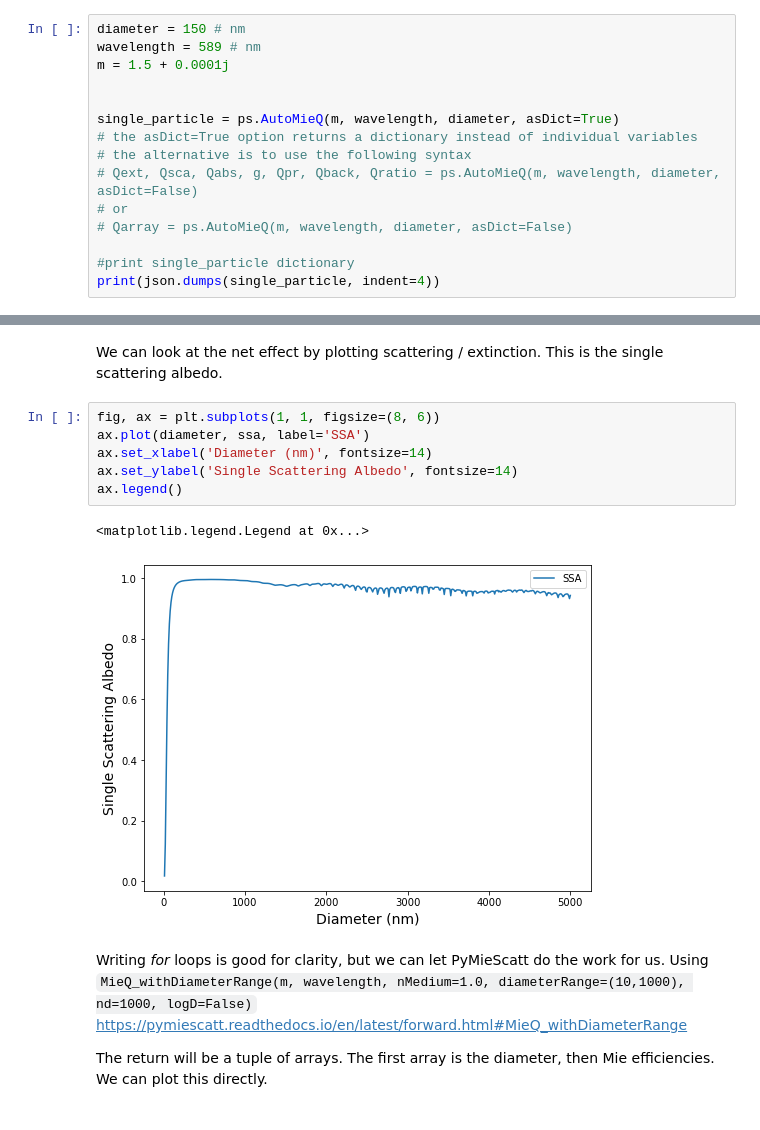
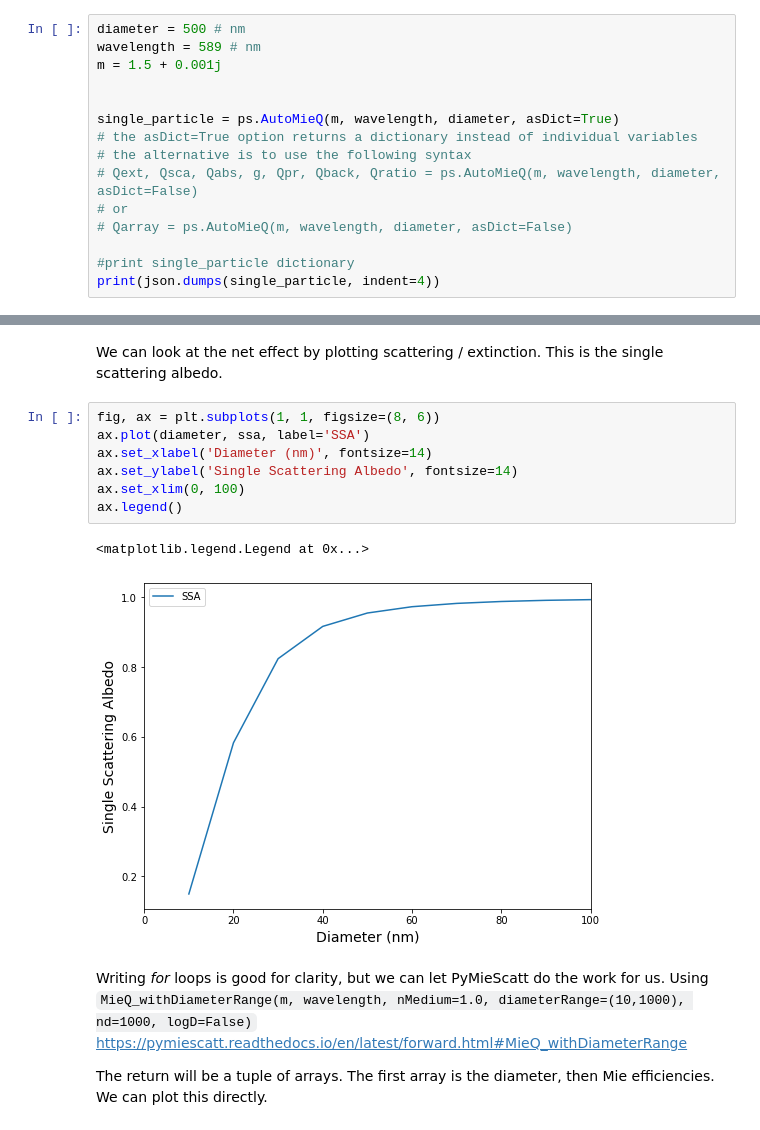
Before and after one commit to Gorkowski/Atmospheric_Science_Class, a Jupyter notebook: Classes/Part2/Lec9_Mie.ipynb, the cells around one changed output, grey strips where cells are left out. Drawn from its saved outputs; the diff is of its cells as text.

```diff
--- a/Classes/Part2/Lec9_Mie.ipynb
+++ b/Classes/Part2/Lec9_Mie.ipynb
@@ -31,9 +33,9 @@ We use `AutoMieQ` to simplify the calculation and transitions from a mie calcual
 
 The inputs that have an `= XX`, are optional. The default value is given.
 # %%
-diameter = 150 # nm
+diameter = 500 # nm
 wavelength = 589 # nm
-m = 1.5 + 0.0001j
+m = 1.5 + 0.001j
 
 
 single_particle = ps.AutoMieQ(m, wavelength, diameter, asDict=True)
@@ -119,12 +121,13 @@ We can look at the net effect by plotting scattering / extinction. This is the s
 # %%
 fig, ax = plt.subplots(1, 1, figsize=(8, 6))
 ax.plot(diameter, ssa, label='SSA')
 ax.set_xlabel('Diameter (nm)', fontsize=14)
 ax.set_ylabel('Single Scattering Albedo', fontsize=14)
+ax.set_xlim(0, 100)
 ax.legend()
 # %% [output]
 <matplotlib.legend.Legend at 0x...>
-[figure, old version]
+[figure, new version]
 # %% [markdown]
 Writing *for* loops is good for clarity, but we can let PyMieScatt do the work for us. Using `MieQ_withDiameterRange(m, wavelength, nMedium=1.0, diameterRange=(10,1000), nd=1000, logD=False)`
  https://pymiescatt.readthedocs.io/en/latest/forward.html#MieQ_withDiameterRange
```
Also changed, not shown: parts of 20 cells of this notebook.
